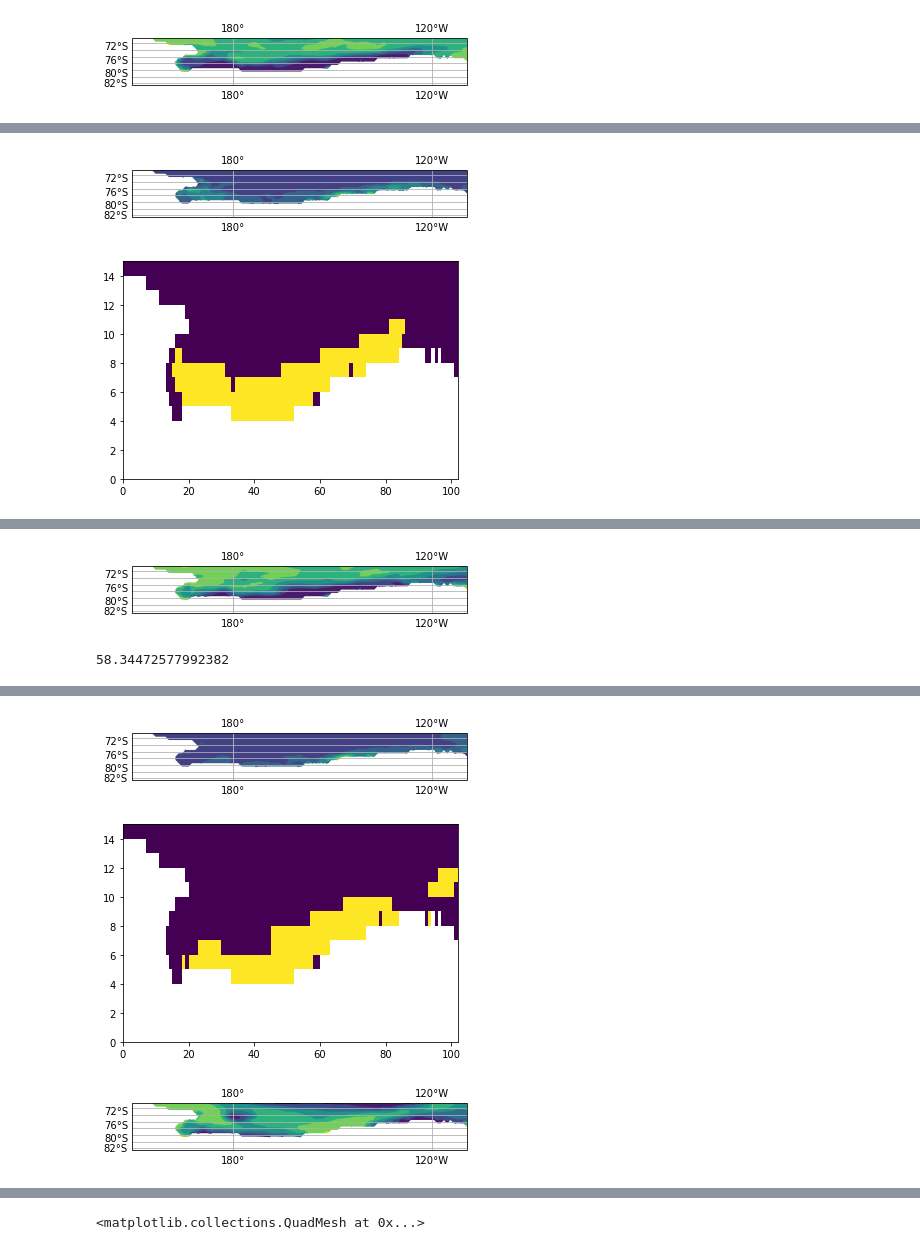
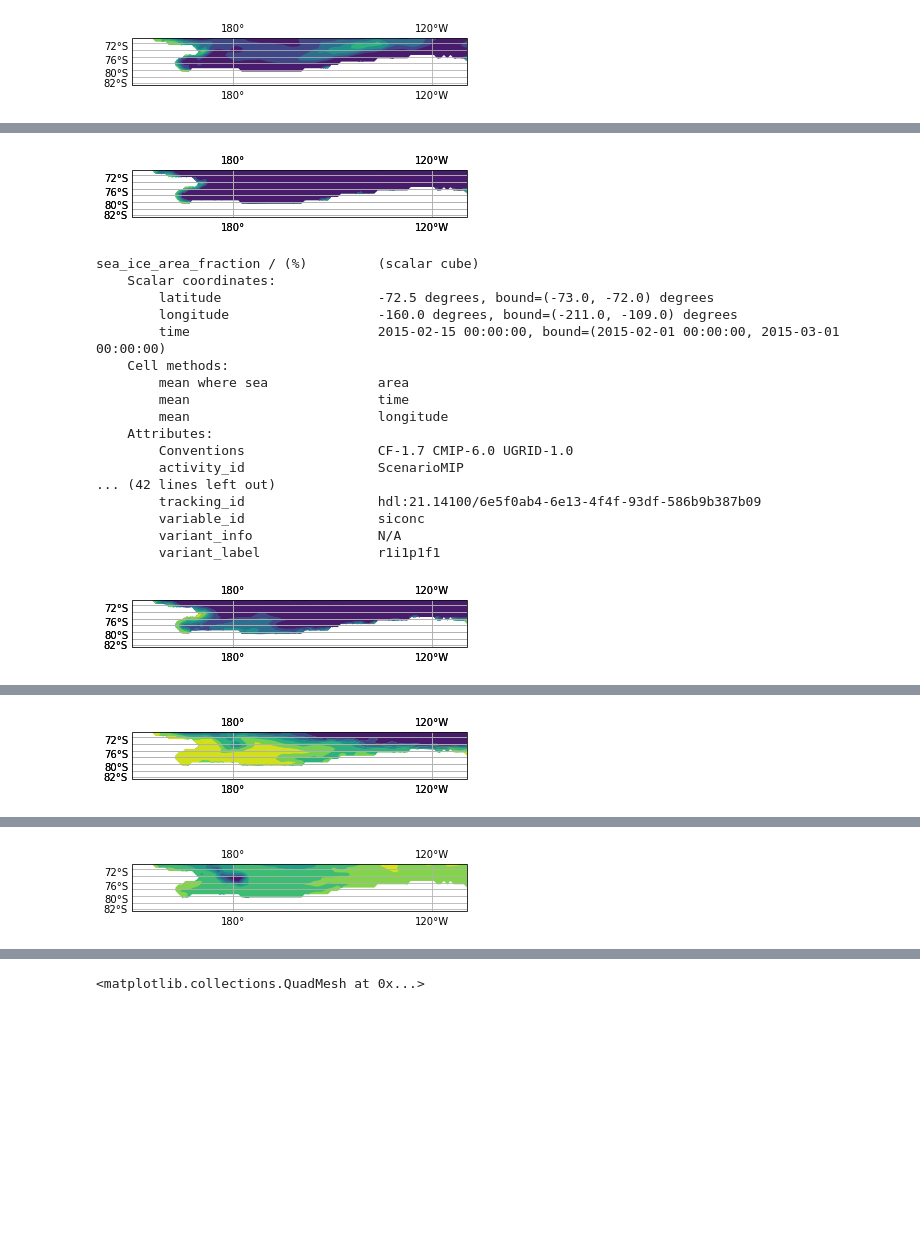
Before and after one commit to ab1261/dissertation_script, a Jupyter notebook: siconc_GDFL_CMv2-Copy1.ipynb, the cells around one changed output, grey strips where cells are left out. Drawn from its saved outputs; the diff is of its cells as text; code cells hidden in the pictures; blank space fills up the shorter version.

```diff
--- a/siconc_GDFL_CMv2-Copy1.ipynb
+++ b/siconc_GDFL_CMv2-Copy1.ipynb
@@ -15,28 +15,29 @@ from scipy.stats import *
 from scipy.stats.mstats import *
 from iris import *
 
-fname = '/Users/alicebrindley/OneDrive - University of Exeter/siconc_SImon_GFDL-CM4_ssp585_r1i1p1f1_gr_201501-210012.nc'
+fname = '/Users/alicebrindley/Dropbox/YEAR_3/Dissertation/Models/dissertation_script/siconc_SImon_GFDL-CM4_ssp585_r1i1p1f1_gr_201501-210012.nc'
 cube = iris.load(fname)
+cube2=cube[2]
 
-siconc=cube[2]
-add_month_number(siconc, 'time', name='month_number2')
-cube2 = siconc[np.where((siconc.coord('month_number2').points == 12))]
+#add_month_number(siconc, 'time', name='month_number2')
+#cube2 = siconc[np.where((siconc.coord('month_number2').points == 12))]
 #then to average this by each year, so that you have the December-Jan for
-add_season_year(cube2, 'time', name='season_year')
+#add_season_year(cube2, 'time', name='season_year')
 #then average by the season year:
-cube2.aggregated_by(['season_year'], iris.analysis.MEAN)
+#cube2.aggregated_by(['season_year'], iris.analysis.MEAN)
 
-fgname = ('/Users/alicebrindley/Downloads/fgco2_9.2.22/outfile')
+fgname = ('/Users/alicebrindley/Dropbox/YEAR_3/Dissertation/fgco2_files/fgco2_picontrol/outfile')
 fgcube = iris.load(fgname)
-fgcube1=fgcube[0]
+fgcube2 = fgcube[2]
+
 
 #extract Jan and Dec to average the sea ice concentration across these mon
-add_month_number(fgcube1, 'time', name='month_number1')
-fgcube2 = fgcube1[np.where((fgcube1.coord('month_number1').points == 12))]
+#add_month_number(fgcube1, 'time', name='month_number1')
+#fgcube2 = fgcube1[np.where((fgcube1.coord('month_number1').points == 12))]
 #then to average this by each year, so that you have the December-Jan for
-add_season_year(fgcube2, 'time', name='season_year')
+#add_season_year(fgcube2, 'time', name='season_year')
 #then average by the season year:
-fgcube2.aggregated_by(['season_year'], iris.analysis.MEAN)
+#fgcube2.aggregated_by(['season_year'], iris.analysis.MEAN)
 #cube2 is therefore the data per season
 
 #start of the loop
@@ -64,16 +65,21 @@ for i in range (0,2101-2015):
     #plt.show()
 
 #extract the latitude I want to work with
-    north_edge = regional_cube.collapsed('latitude', iris.analysis.MEAN)
+    #north_edge = regional_cube.collapsed('latitude', iris.analysis.MEAN)
+    #average across this latitude
+    #nE_mean = north_edge.collapsed('longitude', iris.analysis.MEAN)
+    #print(nE_mean.data)
+    #latitude = -72,-72.5,-73,-73.5,-74,-74.5,-75
+    #grid_areas = area_weights(regional_cube)
+    #average_variable = regional_cube.collapsed(['latitude', 'longitude'],MEAN,weights=grid_areas)
+    #print(average_variable.data)
+
+    north_edge = regional_cube.extract(iris.Constraint(latitude=-72))
     #average across this latitude
     nE_mean = north_edge.collapsed('longitude', iris.analysis.MEAN)
-    #print(nE_mean.data)
-    latitude = -72,-72.5,-73,-73.5,-74,-74.5,-75
-    grid_areas = area_weights(regional_cube)
-    average_variable = regional_cube.collapsed(['latitude', 'longitude'],MEAN,weights=grid_areas)
-    print(average_variable.data)
+    print(nE_mean)
 
-    if average_variable.data >=55:
+    if nE_mean.data >=55:
         #define siconc for polynya
         polynya_threshold=regional_cube.data
         polynya = np.where((polynya_threshold.data <=10) & (nE_mean.data >=55))
@@ -93,10 +99,16 @@ for i in range (0,2101-2015):
         #make water that has less ice than our polynia condition equal to zero to make where the polynya is
         polynya_location[np.where((polynya_location > 0.0) & (polynya_location <= polynya_threshold_value))] = 1.0
         #plot this data
+
+        polynya_location_cube_data[i,:,:] = polynya_location
+
+        #plot this data
         plt.pcolormesh(polynya_location,vmin=0,vmax=1)
 
         plt.show()
 
+#Put th polynia data array nack in to the cube wich holds al o fteh metadata etc.
+polynya_location_cube.data = polynya_location_cube_data
 
         #Note in this 1st situation, we have not tested to make sure the northern edge has >30% seaice and it has not, so it is eroniously identify
 
@@ -106,4 +118,4 @@ for i in range (0,2101-2015):
         #ax1 = plt.subplot(111,projection=ccrs.PlateCarree(central_longitude=np.round(west + (east - west)/2.0)))
         #qplt.pcolormesh(polynya_location.data * fg_regional_cube)
 # %% [output]
-[figure, old version]
+[figure, new version]
@@ -111,2 +139,19 @@ for i in range (0,2101-2015):
-[figure, old version]
+[figure, new version]
+sea_ice_area_fraction / (%)         (scalar cube)
+    Scalar coordinates:
+        latitude                    -72.5 degrees, bound=(-73.0, -72.0) degrees
+        longitude                   -160.0 degrees, bound=(-211.0, -109.0) degrees
+        time                        2015-02-15 00:00:00, bound=(2015-02-01 00:00:00, 2015-03-01 00:00:00)
+    Cell methods:
+        mean where sea              area
+        mean                        time
+        mean                        longitude
+    Attributes:
+        Conventions                 CF-1.7 CMIP-6.0 UGRID-1.0
+        activity_id                 ScenarioMIP
+... (42 lines left out)
+        tracking_id                 hdl:21.14100/6e5f0ab4-6e13-4f4f-93df-586b9b387b09
+        variable_id                 siconc
+        variant_info                N/A
+        variant_label               r1i1p1f1
-[figure, old version]
+[figure, new version]
@@ -113,2 +175 @@ for i in range (0,2101-2015):
-[figure, old version]
+[figure, new version]
-58.34472577992382
@@ -115,3 +193 @@ for i in range (0,2101-2015):
-[figure, old version]
+[figure, new version]
-[figure, removed]
-[figure, removed]
```
Also changed, not shown: parts of 4 cells of this notebook, 5 other files.
